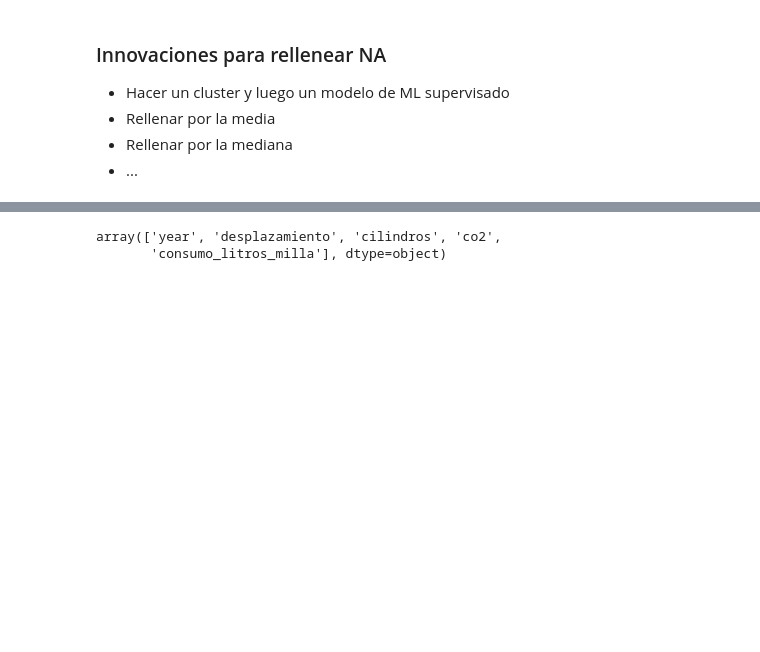
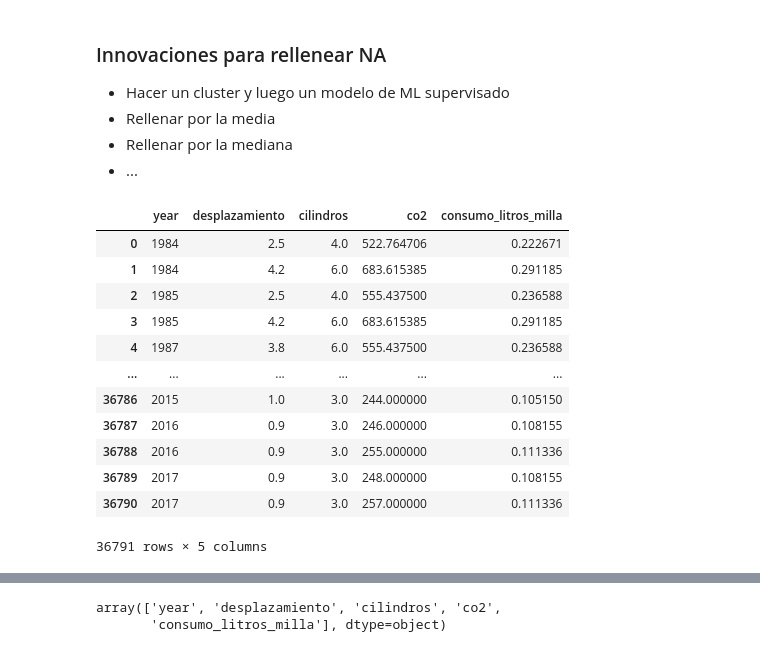
Before and after one commit to jsanz81/Bootcamp_Abril2023, a Jupyter notebook: 05_Machine_Learning/03_Aprendizaje_No_Supervisado/Cluster/Kmeans/K-Means.ipynb, the cells around one changed output, grey strips where cells are left out. Saved outputs shown, nothing was run; the diff lists cells and outputs as text; code cells hidden in the pictures; blank space fills up the shorter version.

```diff
--- a/05_Machine_Learning/03_Aprendizaje_No_Supervisado/Cluster/Kmeans/K-Means.ipynb
+++ b/05_Machine_Learning/03_Aprendizaje_No_Supervisado/Cluster/Kmeans/K-Means.ipynb
@@ -80,7 +80,23 @@ memory usage: 2.0+ MB
 * ...
 # %%
 for col in datos_numericos.columns:
-    datos_numericos[col]=datos_numericos[col].fillna(datos_numericos[col].median(),inplace=True)
+    datos_numericos[col]=datos_numericos[col].fillna(datos_numericos[col].median())
+# %%
+datos_numericos
+# %% [output]
+|  | year | desplazamiento | cilindros | co2 | consumo_litros_milla |
+| 0 | 1984 | 2.5 | 4.0 | 522.764706 | 0.222671 |
+| 1 | 1984 | 4.2 | 6.0 | 683.615385 | 0.291185 |
+| 2 | 1985 | 2.5 | 4.0 | 555.437500 | 0.236588 |
+| 3 | 1985 | 4.2 | 6.0 | 683.615385 | 0.291185 |
+| 4 | 1987 | 3.8 | 6.0 | 555.437500 | 0.236588 |
+| ... | ... | ... | ... | ... | ... |
+| 36786 | 2015 | 1.0 | 3.0 | 244.000000 | 0.105150 |
+| 36787 | 2016 | 0.9 | 3.0 | 246.000000 | 0.108155 |
+| 36788 | 2016 | 0.9 | 3.0 | 255.000000 | 0.111336 |
+| 36789 | 2017 | 0.9 | 3.0 | 248.000000 | 0.108155 |
+| 36790 | 2017 | 0.9 | 3.0 | 257.000000 | 0.111336 |
+36791 rows × 5 columns
 # %%
 from  sklearn.preprocessing import MinMaxScaler
 escalado=MinMaxScaler()
```
Also changed, not shown: parts of 3 cells of this notebook.
